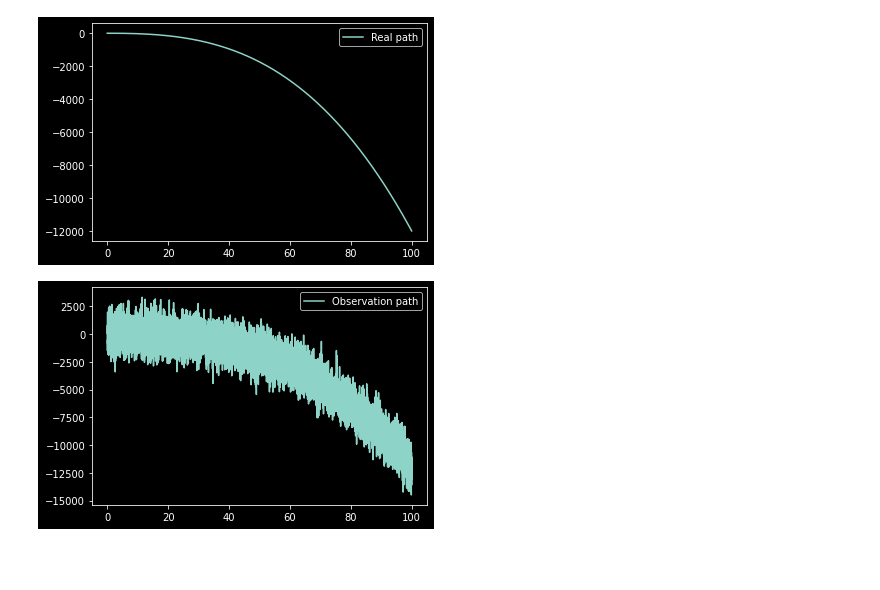
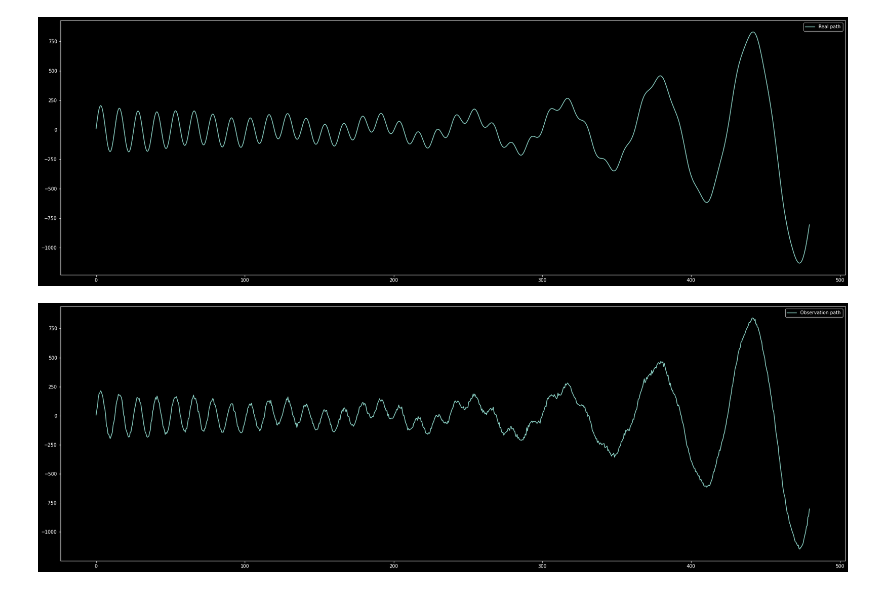
Before and after one commit to Long-ThanhLe/KalmanFilter, a Jupyter notebook: kalman.ipynb, the cells around one changed output. Drawn from its saved outputs; the diff is of its cells as text; code cells hidden in the pictures; blank space fills up the shorter version.

```diff
--- a/kalman.ipynb
+++ b/kalman.ipynb
@@ -2,9 +2,9 @@
 import numpy as np
 import matplotlib.pyplot as plt
 from kalman_filter_without_control import *
-# %%
-def get_real_position(t):
-    return 1 - 0.2*t**2 + 0.3*t - 0.01*t**3
+# %%
+def get_real_position(t):
+    return 10*np.exp(0.01*t)*np.cos(0.1*t) + 200*np.sin(0.5*t)*np.exp(-0.005*t)
 # %%
 def get_real_velocity(t):
     return (get_real_position(t + 1e-4) - get_real_position(t - 1e-4))/2e-4
@@ -15,17 +15,19 @@ def get_real_acceleration(t):
 def obsevation(t, cov):
     return get_real_position(t) + np.random.randn(*t.shape)*np.sqrt(cov)
 # %%
-T = 100
-t = np.arange(0,100,step=1/T)
+L = 8
+T = 2
+t = np.arange(0,60*L,step=1/T)
+plt.figure(figsize=(30,10))
 plt.plot(t, get_real_position(t), label="Real path")
 plt.legend()
 plt.show()
-
-plt.plot(t, obsevation(t, 1000**2), label="Observation path")
+plt.figure(figsize=(30,10))
+plt.plot(t, obsevation(t, 10**2), label="Observation path")
 plt.legend()
 plt.show()
 # %% [output]
-[figure, old version]
+[figure, new version]
-[figure, old version]
+[figure, new version]
 # %%
 delta_t = 1/T
```
Also changed, not shown: parts of 5 cells of this notebook, 2 other files.
